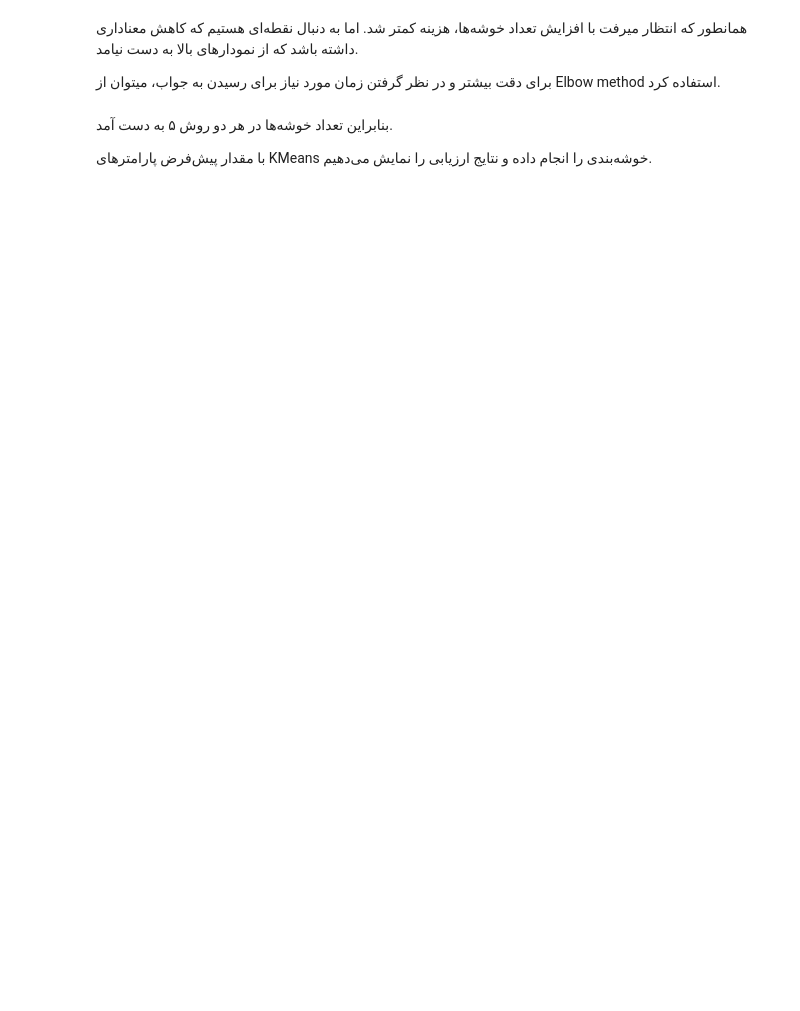
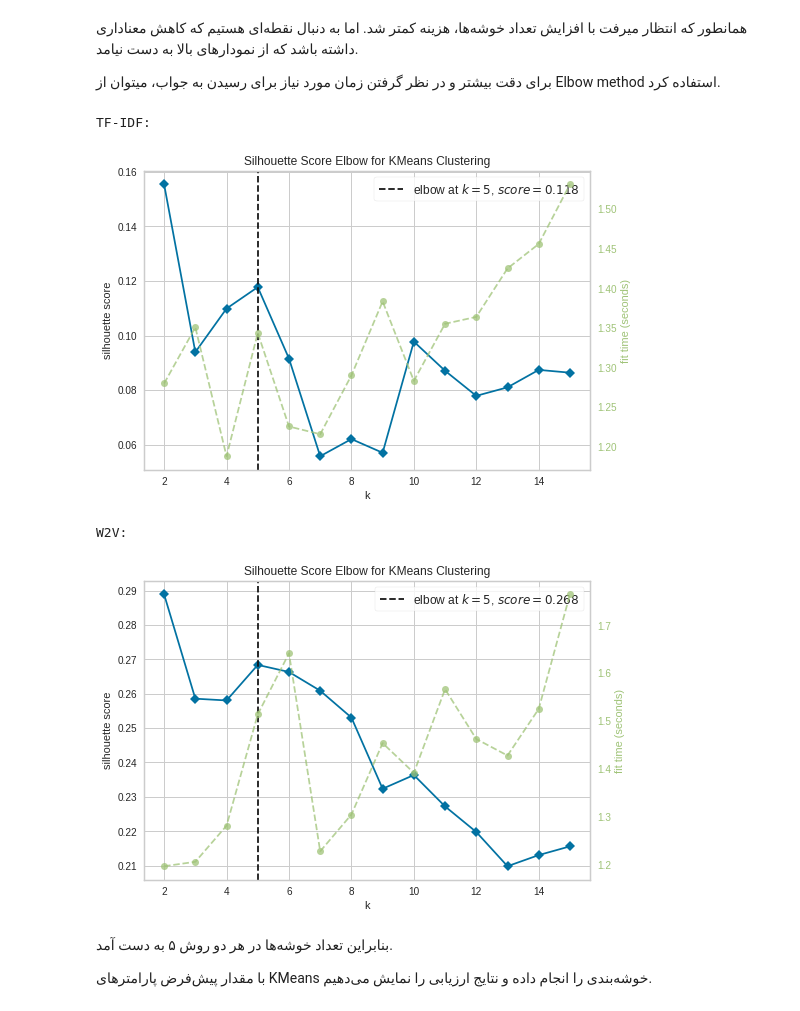
Before and after one commit to hamidreza004/MIR, a Jupyter notebook: reports/phase3/clustering.ipynb, the cells around one changed output. Drawn from its saved outputs; the diff is of its cells as text; code cells hidden in the pictures; blank space fills up the shorter version.

```diff
--- a/reports/phase3/clustering.ipynb
+++ b/reports/phase3/clustering.ipynb
@@ -132,10 +137,15 @@ selected_tfidf = PCA(features_dim, random_state=random_state).fit_transform(tf_i
     برای دقت بیشتر و در نظر گرفتن زمان مورد نیاز برای رسیدن به جواب، میتوان از  Elbow method استفاده کرد.
 </div>
 # %%
-# print('TF-IDF:')
-# _ = kelbow_visualizer(KMeans(random_state=random_state), selected_tfidf, k=(2,16), metric='silhouette');
-# print('W2V:')
-# _ = kelbow_visualizer(KMeans(random_state=random_state), w2v, k=(2,16), metric='silhouette');
+print('TF_IDF:')
+_ = kelbow_visualizer(KMeans(random_state=random_state), tf_idf, k=(2,16), metric='silhouette');
+print('Word2Vec:')
+_ = kelbow_visualizer(KMeans(random_state=random_state), w2v, k=(2,16), metric='silhouette');
+# %% [output]
+TF-IDF:
+[figure, added]
+W2V:
+[figure, added]
 # %% [markdown]
 <div dir="rtl">
     بنابراین تعداد خوشه‌ها در هر دو روش ۵ به دست آمد.
```
Also changed, not shown: parts of 19 cells of this notebook.
